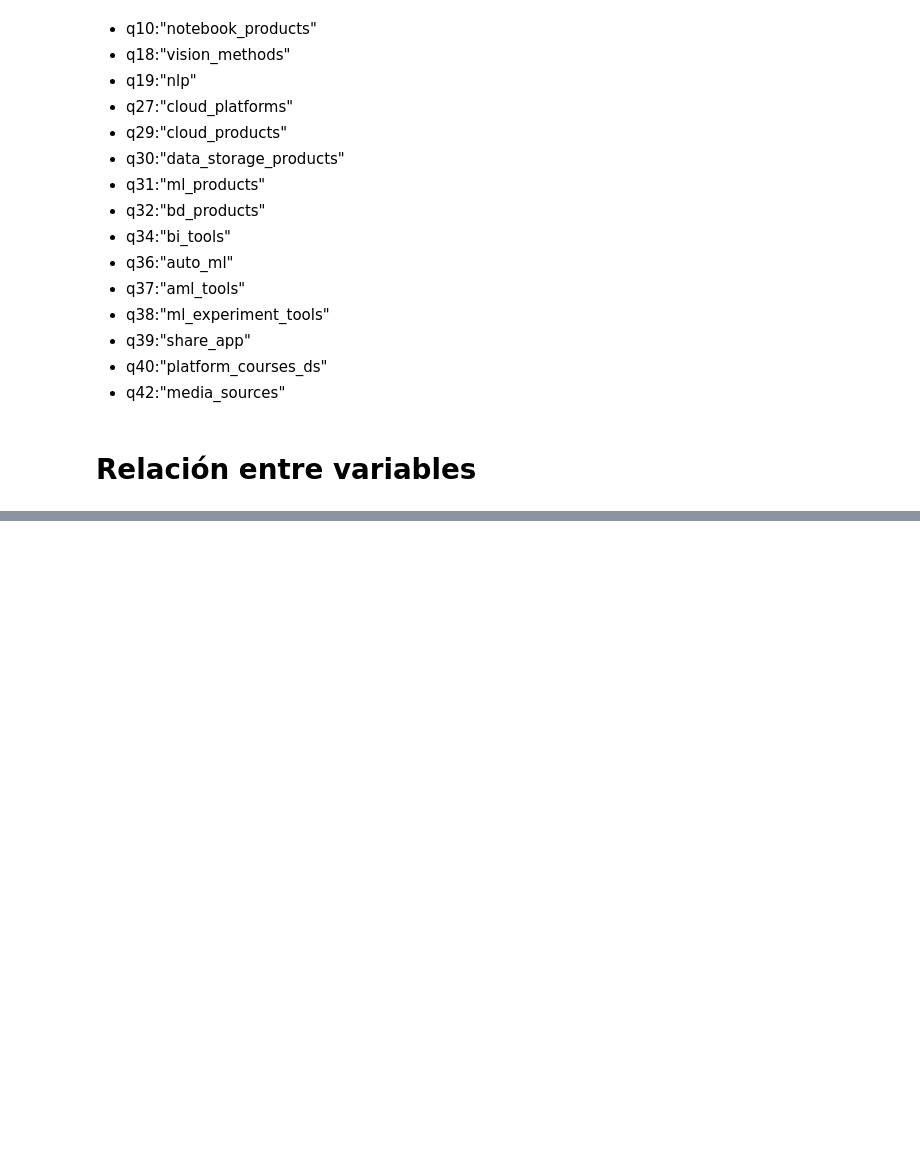
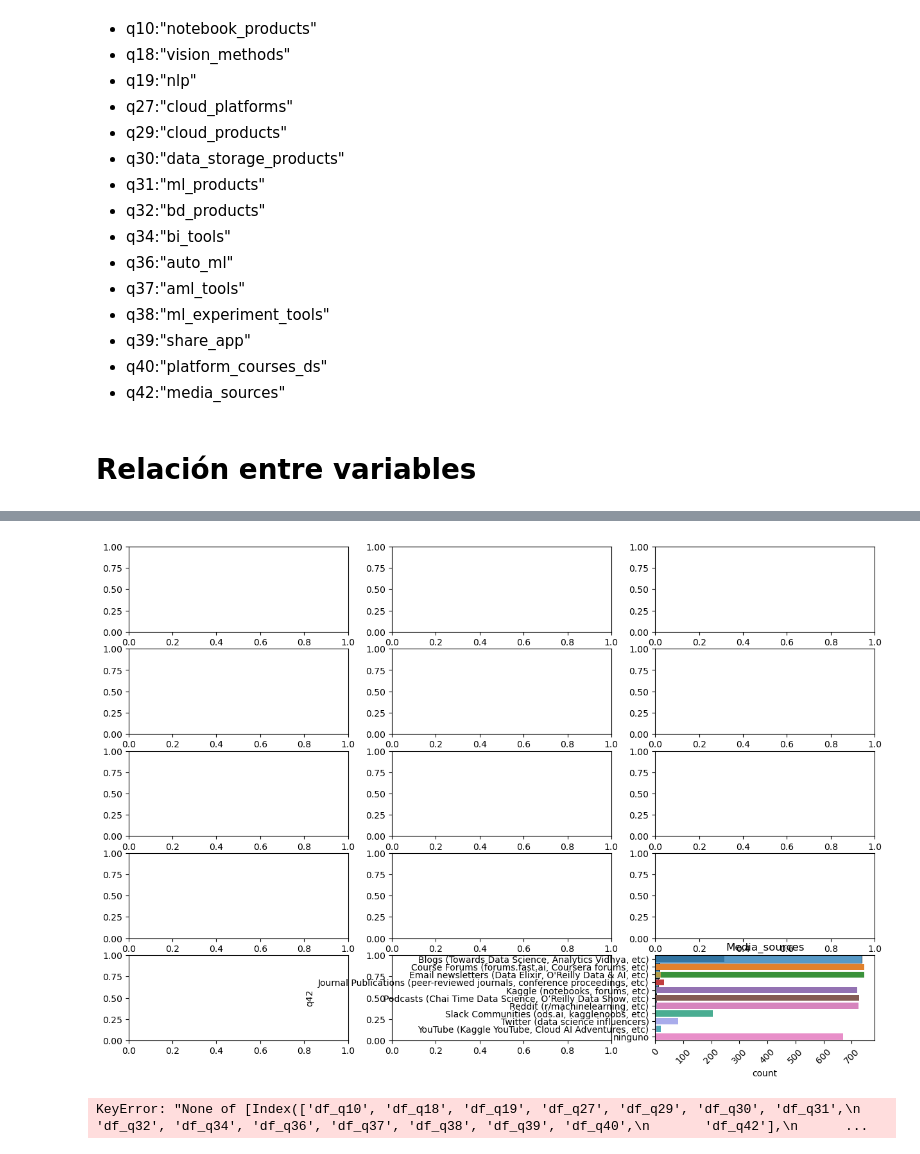
Before and after one commit to Adalab/project-DA-promo-b-modulo-2-team-2, a Jupyter notebook: HU3_visualización_herramientas.ipynb, the cells around one changed output, grey strips where cells are left out. Cells and saved outputs as stored; diff of their text form; code cells hidden in the pictures; blank space fills up the shorter version.

```diff
--- a/HU3_visualización_herramientas.ipynb
+++ b/HU3_visualización_herramientas.ipynb
@@ -1113,0 +1171,71 @@ df['q9'][102]
+# %%
+fig, axes = plt.subplots(nrows=5, ncols = 3, figsize = (15, 10))
+#axes = axes.flat
+
+
+axes[0][0] = sns.barplot(x ='count', y = 'q10', data=df_q10)
+axes[0][0] = plt.title('Hosted notebook products')
+#axes[0] = plt.xticks(rotation = 45)
+
+axes[0][1] = sns.histplot(y = 'q19', data = df_19_explode)
+axes[0][] = plt.title('natural language processing (NLP) methods')
+#axes[1] = plt.xticks(rotation = 45)
+
+axes[2] = sns.barplot(x ='count', y = 'q27', data = df_q27)
+axes[2] = plt.title('Cloud computing platforms')
+#axes[2] = plt.xticks(rotation = 45)
+
+axes[3] = sns.barplot(x ='count', y = 'q29', data=df_29_gp)
+axes[3] = plt.title("Cloud_products")
+#axes[3] = plt.xticks(rotation = 45)
+
+axes[4] = sns.barplot(x ='count', y = 'q30', data=df_30_gp)
+axes[4] = plt.title("Data_storage_products")
+#axes[4] = plt.xticks(rotation = 45)
+
+axes[5] = sns.barplot(x ='count', y = 'q31', data=df_31_gp)
+axes[5] = plt.title("ML_products")
+#axes[5] = plt.xticks(rotation = 45)
+
+axes[6] = sns.barplot(x ='count', y = 'q33', data=df_q33)
+axes[6] = plt.title("Big Data products")
+#axes[6] = plt.xticks(rotation = 45)
+
+axes[7] = sns.barplot(x ='count', y = 'q36', data=df_q36)
+axes[7] = plt.title("BI_tools")
+#axes[7] = plt.xticks(rotation = 45)
+
+axes[8] = sns.barplot(x ='count', y = 'q37', data=df_q37)
+axes[8] = plt.title("Automated ML tools")
+axes[8] = plt.xticks(rotation = 45)
+
+axes[9] = sns.barplot(x ='count', y = 'q38', data=df_q38)
+axes[9] = plt.title("ML_experiment_tools")
+#axes[9] = plt.xticks(rotation = 45)
+
+axes[10] = sns.barplot(x ='count', y = 'q39', data=df_q39)
+axes[10] = plt.title("Share_app")
+#axes[10] = plt.xticks(rotation = 45)
+
+axes[11] = sns.barplot(x ='count', y = 'q40', data=df_q40)
+axes[11] = plt.title("Platform_courses_ds")
+#axes[11] = plt.xticks(rotation = 45)
+
+axes[12] = sns.barplot(x ='count', y = 'q42', data=df_q42)
+axes[12] = plt.title("Media_sources")
+#axes[12] = plt.xticks(rotation = 45)
+
+
+
+
+
+plt.xticks(rotation = 45)
+fig.tight_layout()
+#fig.delaxes(axes[-2])
+plt.show()
+# %% [output]
+[figure, added]
+# %%
+df_conjunto = df[["df_q10","df_q18","df_q19","df_q27", "df_q29", "df_q30", "df_q31", "df_q32", "df_q34", "df_q36", "df_q37", "df_q38", "df_q39", "df_q40", "df_q42"]]
+# %% [output]
+KeyError: "None of [Index(['df_q10', 'df_q18', 'df_q19', 'df_q27', 'df_q29', 'df_q30', 'df_q31',\n       'df_q32', 'df_q34', 'df_q36', 'df_q37', 'df_q38', 'df_q39', 'df_q40',\n       'df_q42'],\n      ...
```
Also changed, not shown: parts of 16 cells of this notebook, 4 other files.
